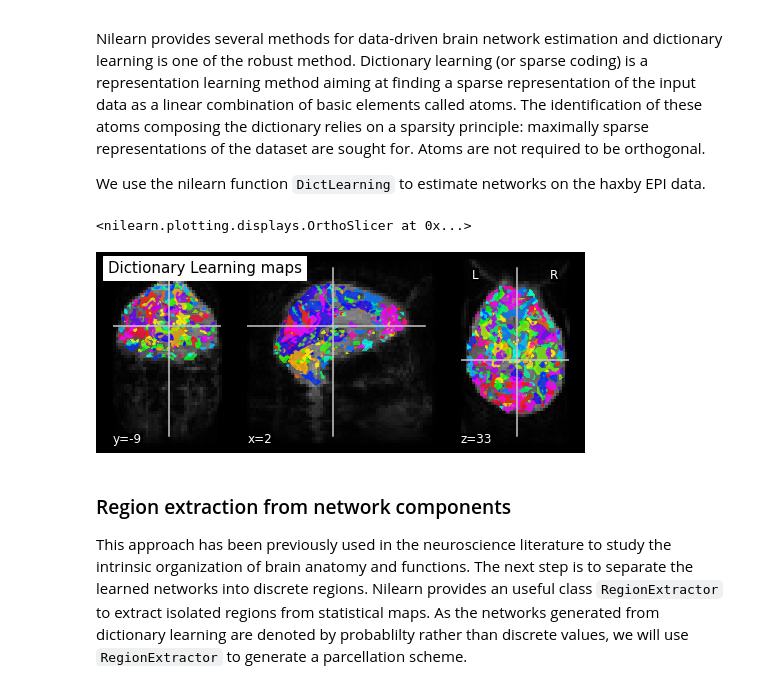
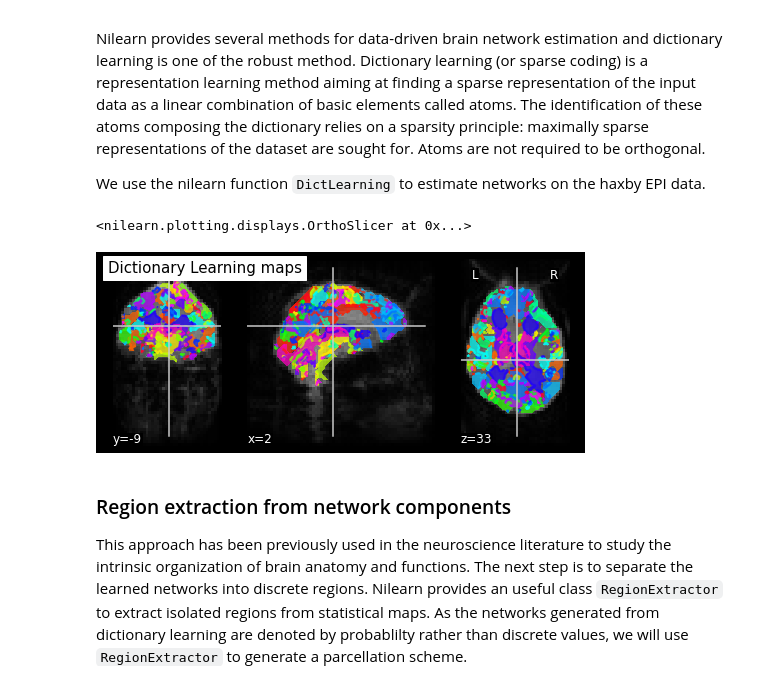
Before and after one commit to main-educational/brain_encoding_decoding, a Jupyter notebook: _sources/gcn_decoding.ipynb, the cells around one changed output. Saved outputs shown, nothing was run; the diff lists cells and outputs as text; code cells hidden in the pictures.

```diff
--- a/_sources/gcn_decoding.ipynb
+++ b/_sources/gcn_decoding.ipynb
@@ -62,29 +62,31 @@ We use the nilearn function `DictLearning` to estimate networks on the haxby EPI
 # %%
 import warnings
 warnings.filterwarnings(action='once')
 from nilearn.decomposition import DictLearning
 
 # Initialize DictLearning object
 dict_learn = DictLearning(n_components=20, smoothing_fwhm=6.,
+                          low_pass=0.1, high_pass=0.01, t_r=2,
+                          detrend=True, standardize=True,
                           memory="nilearn_cache", memory_level=2,
                           random_state=0)
 # Fit to the data
 dict_learn.fit(func_file)
 # Resting state networks/maps in attribute `components_img_`
 components_img = dict_learn.components_img_
 
 # Visualization of functional networks
 # Show networks using plotting utilities
 from nilearn.image import mean_img
 from nilearn import plotting
 mean_haxby = mean_img(func_file)
 plotting.plot_prob_atlas(components_img,
                          bg_img=mean_haxby,
                          view_type='filled_contours',
                          title='Dictionary Learning maps')
 # %% [output]
 <nilearn.plotting.displays.OrthoSlicer at 0x...>
-[figure, old version]
+[figure, new version]
 # %% [markdown]
 ### Region extraction from network components
 
```
Also changed, not shown: parts of 7 cells of this notebook, 7 other files.
